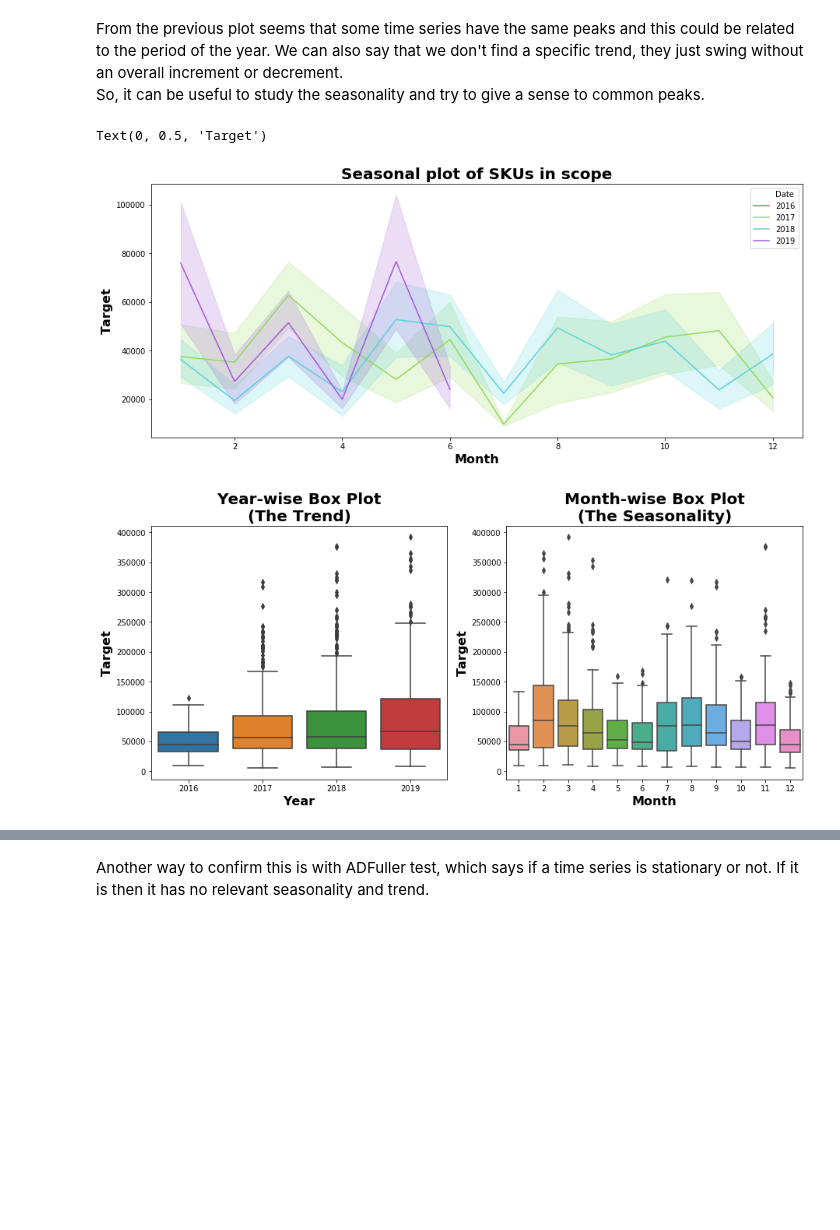
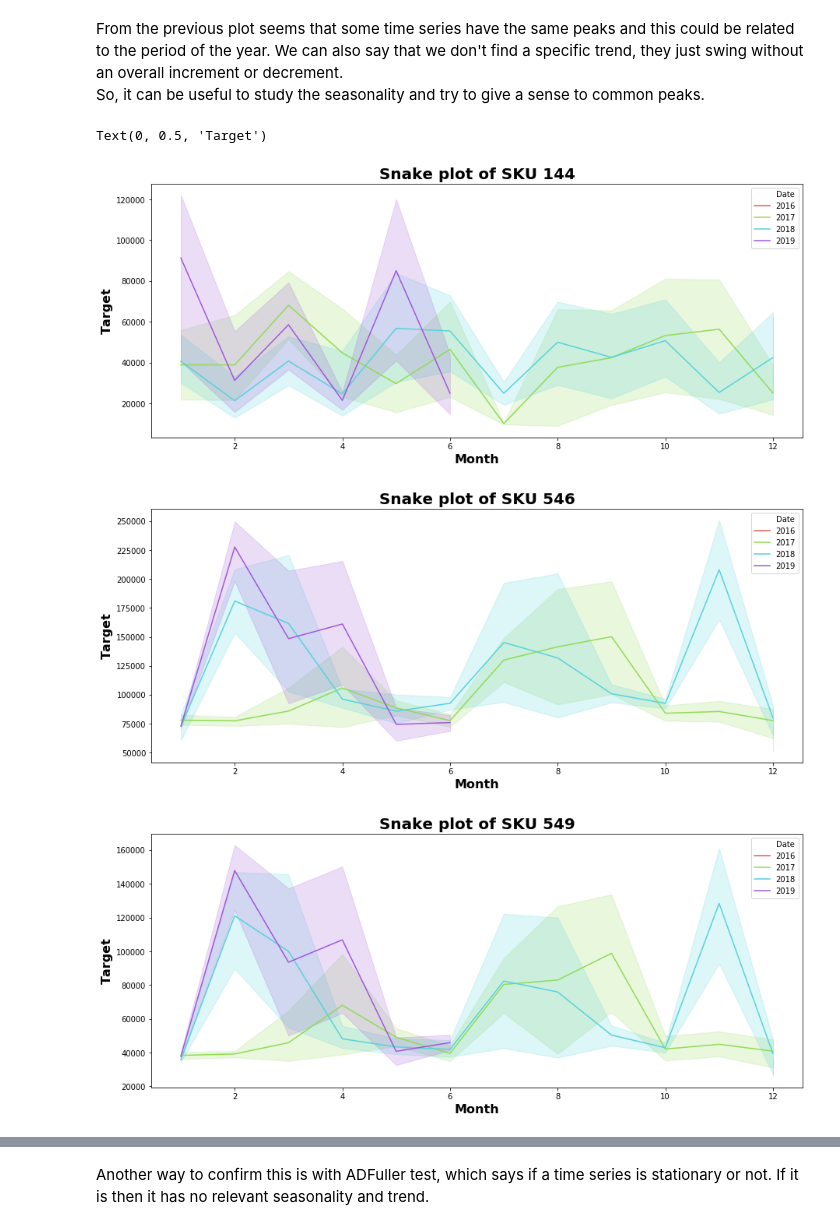
Before and after one commit to tommasofioravanti/DMTMCourseProject, a Jupyter notebook: consegna/03_Data_Analysis.ipynb, the cells around one changed output, grey strips where cells are left out. Saved outputs shown, nothing was run; the diff lists cells and outputs as text; code cells hidden in the pictures; blank space fills up the shorter version.

Commit message:
fix volume prepr and snake plots

```diff
--- a/consegna/03_Data_Analysis.ipynb
+++ b/consegna/03_Data_Analysis.ipynb
@@ -21,7 +21,8 @@ sys.path.append("../")
 csv_train = pd.read_csv("../dataset/original/train.csv")
 csv_test = pd.read_csv("../dataset/original/x_test.csv")
 
-from preprocessing.preprocessing import preprocessing
+from preprocessing.preprocessing import preprocessing, adjust_prep
 df = preprocessing(csv_train, csv_test)
 df = df.sort_values(['Date'])
 df_train = df[df.Date < '2019-06-29']
+df_train = adjust_prep(df_train)
@@ -43,31 +50,31 @@ for i,s in enumerate(set(df[df.scope == 1].sku)):
 From the previous plot seems that some time series have the same peaks and this could be related to the period of the year. We can also say that we don't find a specific trend, they just swing without an overall increment or decrement. <br>
 So, it can be useful to study the seasonality and try to give a sense to common peaks.
 # %%
+df_scope_train = df_train[df_train.scope == 1]
+
 variable = 'real_target'
-fig, ax = plt.subplots(figsize=(15, 6))
+palette = sns.color_palette("hls", 4)
 
-df_scope_train = df_train[df_train.scope == 1]
-df_cluster = df_train[df_train.sku.isin([144, 686, 1051])]
-# df_scope_train = df_scope_train_full[df_scope_train_full.Date.dt.year.isin([2017,2018])]
-
-palette = sns.color_palette("hls", 4)
-sns.lineplot(df_cluster['Date'].dt.month, df_cluster[variable], hue=df_cluster['Date'].dt.year, palette=palette)
-ax.set_title('Seasonal plot of SKUs in scope', fontsize=20, loc='center', fontdict=dict(weight='bold'))
-ax.set_xlabel('Month', fontsize=16, fontdict=dict(weight='bold'))
-ax.set_ylabel('Target', fontsize=16, fontdict=dict(weight='bold'))
+for s in sorted(set(df_scope_train.sku))[:3]:
+    fig, ax = plt.subplots(figsize=(15, 6))
+    sns.lineplot(df_train[df_train.sku == s]['Date'].dt.month, df_train[df_train.sku == s][variable], hue=df_train[df_train.sku == s]['Date'].dt.year, palette=palette)
+    ax.set_title('Snake plot of SKU ' + str(s), fontsize=20, loc='center', fontdict=dict(weight='bold'))
+    ax.set_xlabel('Month', fontsize=16, fontdict=dict(weight='bold'))
+    ax.set_ylabel('Target', fontsize=16, fontdict=dict(weight='bold'))
 
 fig, ax = plt.subplots(nrows=1, ncols=2, figsize=(15, 6))
 
 sns.boxplot(df_scope_train['Date'].dt.year, df_scope_train[variable], ax=ax[0])
 ax[0].set_title('Year-wise Box Plot\n(The Trend)', fontsize=20, loc='center', fontdict=dict(weight='bold'))
 ax[0].set_xlabel('Year', fontsize=16, fontdict=dict(weight='bold'))
 ax[0].set_ylabel('Target', fontsize=16, fontdict=dict(weight='bold'))
 
 sns.boxplot(df_scope_train['Date'].dt.month, df_scope_train[variable], ax=ax[1])
 ax[1].set_title('Month-wise Box Plot\n(The Seasonality)', fontsize=20, loc='center', fontdict=dict(weight='bold'))
 ax[1].set_xlabel('Month', fontsize=16, fontdict=dict(weight='bold'))
 ax[1].set_ylabel('Target', fontsize=16, fontdict=dict(weight='bold'))
 # %% [output]
 Text(0, 0.5, 'Target')
-[figure, old version]
+[figure, new version]
-[figure, old version]
+[figure, new version]
+[figure, added]
```
Also changed, not shown: parts of 6 cells of this notebook, 2 other files.
